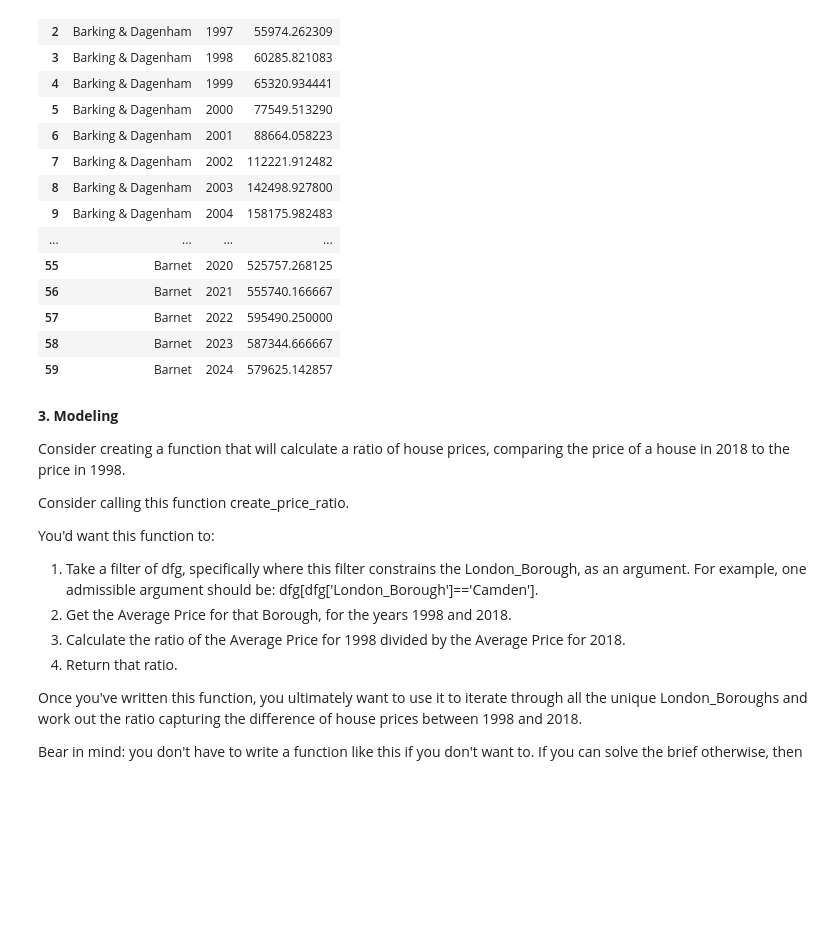
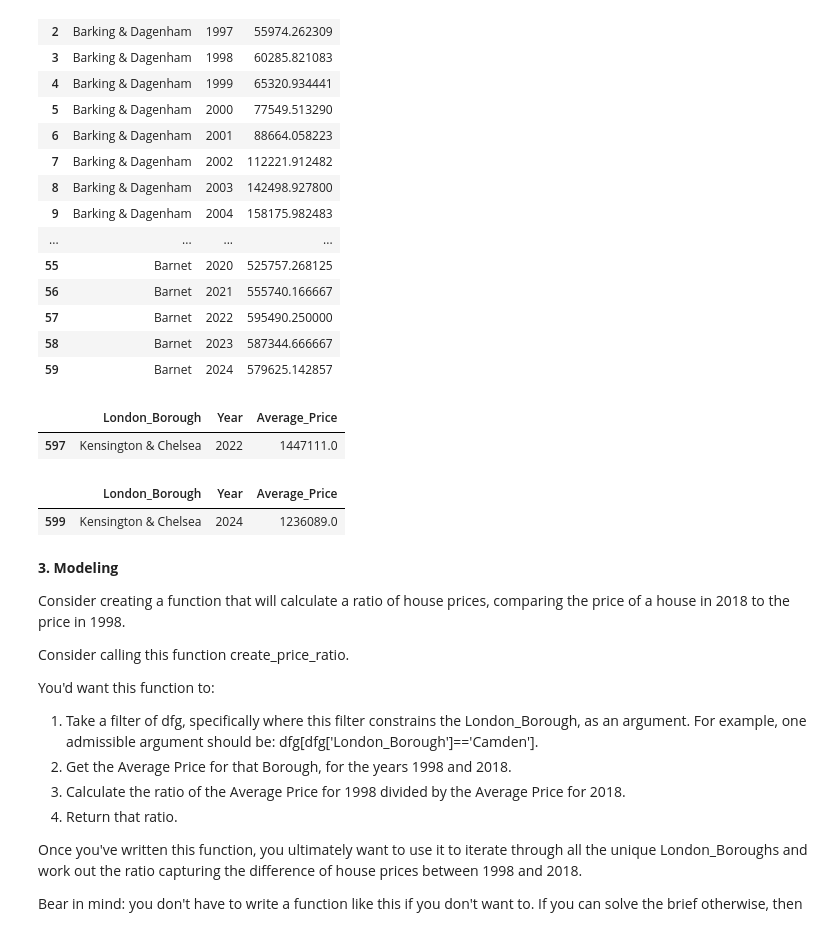
Before and after one commit to joey198307/springboard, a Jupyter notebook: Unit4ChallengeTier3.ipynb, the cells around one changed output. Drawn from its saved outputs; the diff is of its cells as text; code cells hidden in the pictures; blank space fills up the shorter version.

```diff
--- a/Unit4ChallengeTier3.ipynb
+++ b/Unit4ChallengeTier3.ipynb
@@ -320,6 +320,19 @@ dfg.head(60)
 | 57 | Barnet | 2022 | 595490.250000 |
 | 58 | Barnet | 2023 | 587344.666667 |
 | 59 | Barnet | 2024 | 579625.142857 |
+# %%
+most_expensive_borough = dfg[dfg['Average_Price'] == dfg['Average_Price'].max()]
+most_expensive_borough
+# %% [output]
+|  | London_Borough | Year | Average_Price |
+| 597 | Kensington & Chelsea | 2022 | 1447111.0 |
+# %%
+boro_2024 = dfg[dfg['Year'] == '2024']
+most_expe_boro_2024 = boro_2024[boro_2024['Average_Price'] == boro_2024['Average_Price'].max()]
+most_expe_boro_2024
+# %% [output]
+|  | London_Borough | Year | Average_Price |
+| 599 | Kensington & Chelsea | 2024 | 1236089.0 |
 # %% [markdown]
 **3. Modeling**
 
```
Also changed, not shown: parts of 2 cells of this notebook.
